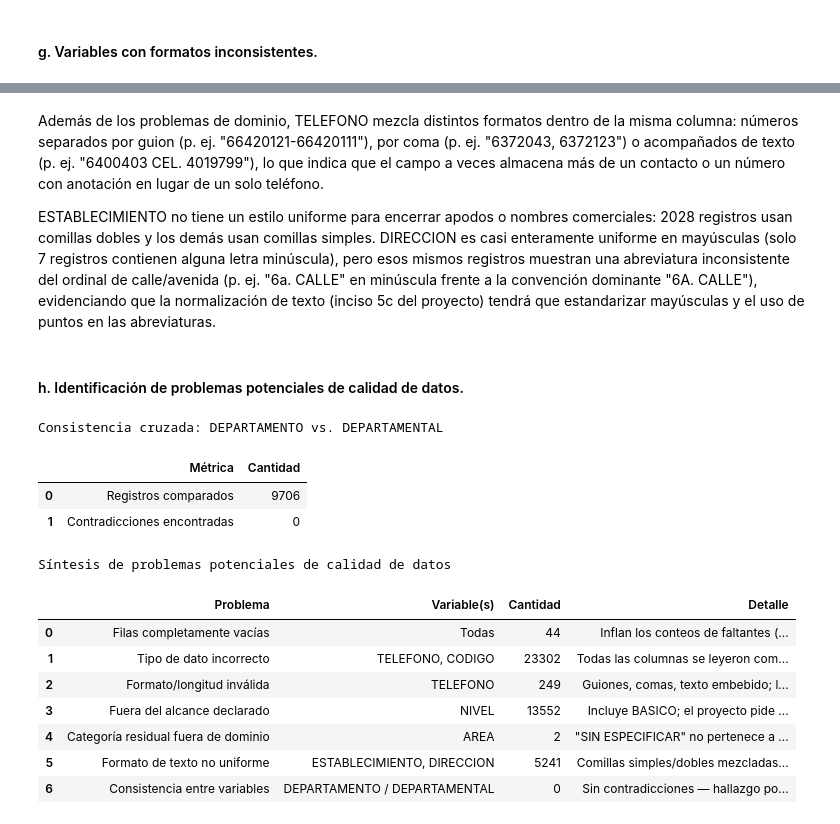
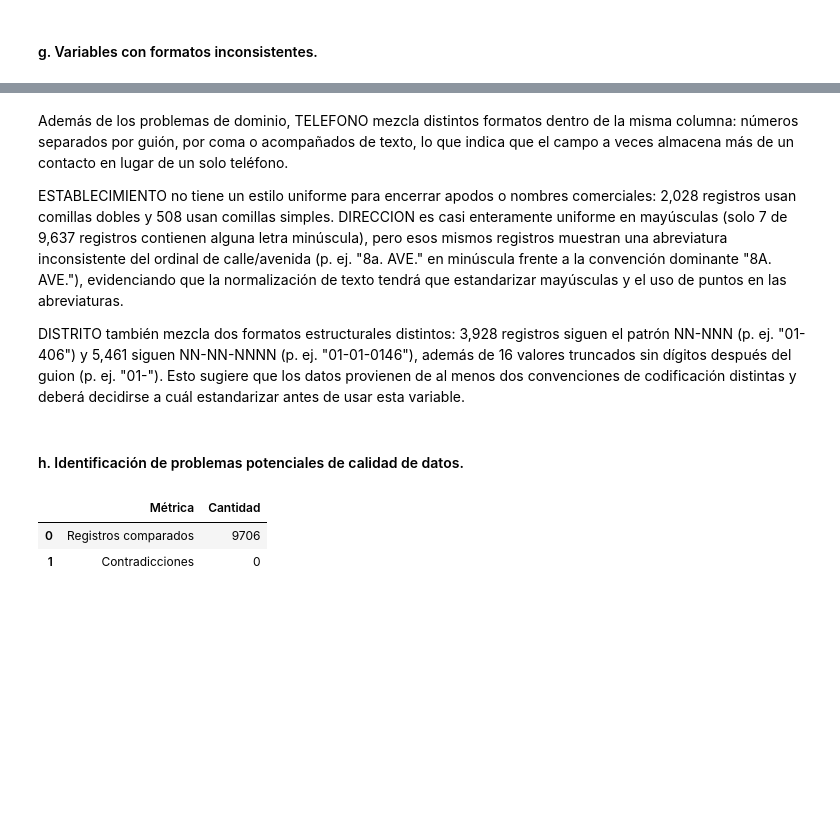
Before and after one commit to CindyGualim/DATA-SCIENCE_CC3084, a Jupyter notebook: Exploracion_Datos_Mineduc.ipynb, the cells around one changed output, grey strips where cells are left out. Cells and saved outputs as stored; diff of their text form; code cells hidden in the pictures; blank space fills up the shorter version.

```diff
--- a/Exploracion_Datos_Mineduc.ipynb
+++ b/Exploracion_Datos_Mineduc.ipynb
@@ -325,61 +252,28 @@ DIRECCION: ejemplos con minúsculas (abreviaturas de ordinal inconsistentes)
 # %% [markdown]
-Además de los problemas de dominio, TELEFONO mezcla distintos formatos dentro de la misma columna: números separados por guion (p. ej. "66420121-66420111"), por coma (p. ej. "6372043, 6372123") o acompañados de texto (p. ej. "6400403 CEL. 4019799"), lo que indica que el campo a veces almacena más de un contacto o un número con anotación en lugar de un solo teléfono.
+Además de los problemas de dominio, TELEFONO mezcla distintos formatos dentro de la misma columna: números separados por guión, por coma o acompañados de texto, lo que indica que el campo a veces almacena más de un contacto en lugar de un solo teléfono.
 
-ESTABLECIMIENTO no tiene un estilo uniforme para encerrar apodos o nombres comerciales: 2028 registros usan comillas dobles y los demás usan comillas simples. DIRECCION es casi enteramente uniforme en mayúsculas (solo 7 registros contienen alguna letra minúscula), pero esos mismos registros muestran una abreviatura inconsistente del ordinal de calle/avenida (p. ej. "6a. CALLE" en minúscula frente a la convención dominante "6A. CALLE"), evidenciando que la normalización de texto (inciso 5c del proyecto) tendrá que estandarizar mayúsculas y el uso de puntos en las abreviaturas.
+ESTABLECIMIENTO no tiene un estilo uniforme para encerrar apodos o nombres comerciales: 2,028 registros usan comillas dobles y 508 usan comillas simples. DIRECCION es casi enteramente uniforme en mayúsculas (solo 7 de 9,637 registros contienen alguna letra minúscula), pero esos mismos registros muestran una abreviatura inconsistente del ordinal de calle/avenida (p. ej. "8a. AVE." en minúscula frente a la convención dominante "8A. AVE."), evidenciando que la normalización de texto tendrá que estandarizar mayúsculas y el uso de puntos en las abreviaturas.
+
+DISTRITO también mezcla dos formatos estructurales distintos: 3,928 registros siguen el patrón NN-NNN (p. ej. "01-406") y 5,461 siguen NN-NN-NNNN (p. ej. "01-01-0146"), además de 16 valores truncados sin dígitos después del guion (p. ej. "01-"). Esto sugiere que los datos provienen de al menos dos convenciones de codificación distintas y deberá decidirse a cuál estandarizar antes de usar esta variable.
 # %% [markdown]
 #### h. Identificación de problemas potenciales de calidad de datos.
 # %%
 import unicodedata
-from IPython.display import display
+normalizar = lambda s: ''.join(c for c in unicodedata.normalize('NFD', str(s)) if unicodedata.category(c) != 'Mn').upper()
 
-def normalizar(texto):
-    return ''.join(c for c in unicodedata.normalize('NFD', str(texto)) if unicodedata.category(c) != 'Mn').upper().strip()
+# DEPARTAMENTAL subdivide GUATEMALA (4 zonas) y QUICHE (2); validamos que
+# siempre correspondan al DEPARTAMENTO correcto (consistencia entre variables)
+sub = df[['DEPARTAMENTO', 'DEPARTAMENTAL']].dropna()
+dep_norm, depal_norm = sub['DEPARTAMENTO'].map(normalizar), sub['DEPARTAMENTAL'].map(normalizar)
+coincide = [d.startswith(dep) for d, dep in zip(depal_norm, dep_norm)]
 
-# DEPARTAMENTAL subdivide GUATEMALA en 4 zonas y QUICHE en 2; validamos que
-# siempre correspondan al DEPARTAMENTO correcto (consistencia entre variables)
-sub = df[['DEPARTAMENTO', 'DEPARTAMENTAL']].dropna().copy()
-sub['dep_norm'] = sub['DEPARTAMENTO'].map(normalizar)
-sub['depal_norm'] = sub['DEPARTAMENTAL'].map(normalizar)
-sub['coincide'] = sub.apply(lambda r: r['depal_norm'].startswith(r['dep_norm']), axis=1)
-
-print("Consistencia cruzada: DEPARTAMENTO vs. DEPARTAMENTAL")
-tabla_consistencia = pd.DataFrame({
-    'Métrica': ['Registros comparados', 'Contradicciones encontradas'],
-    'Cantidad': [len(sub), (~sub['coincide']).sum()],
+pd.DataFrame({
+    'Métrica': ['Registros comparados', 'Contradicciones'],
+    'Cantidad': [len(sub), (~pd.Series(coincide)).sum()]
 })
-display(tabla_consistencia)
-
-print("Síntesis de problemas potenciales de calidad de datos")
-resumen_problemas = pd.DataFrame([
-    {'Problema': 'Filas completamente vacías', 'Variable(s)': 'Todas', 'Cantidad': 44,
-     'Detalle': 'Inflan los conteos de faltantes (c) y de duplicados exactos (e)'},
-    {'Problema': 'Tipo de dato incorrecto', 'Variable(s)': 'TELEFONO, CODIGO', 'Cantidad': 23302,
-     'Detalle': 'Todas las columnas se leyeron como texto (b)'},
-    {'Problema': 'Formato/longitud inválida', 'Variable(s)': 'TELEFONO', 'Cantidad': 249,
-     'Detalle': 'Guiones, comas, texto embebido; longitudes de 1 a 28 en vez de 8 dígitos'},
-    {'Problema': 'Fuera del alcance declarado', 'Variable(s)': 'NIVEL', 'Cantidad': 13552,
-     'Detalle': 'Incluye BASICO; el proyecto pide solo nivel DIVERSIFICADO'},
-    {'Problema': 'Categoría residual fuera de dominio', 'Variable(s)': 'AREA', 'Cantidad': 2,
-     'Detalle': '"SIN ESPECIFICAR" no pertenece a {URBANA, RURAL}'},
-    {'Problema': 'Formato de texto no uniforme', 'Variable(s)': 'ESTABLECIMIENTO, DIRECCION', 'Cantidad': 5241,
-     'Detalle': 'Comillas simples/dobles mezcladas; mayúsc./minúsc. en abreviaturas de calle'},
-    {'Problema': 'Consistencia entre variables', 'Variable(s)': 'DEPARTAMENTO / DEPARTAMENTAL', 'Cantidad': 0,
-     'Detalle': 'Sin contradicciones — hallazgo positivo, no requiere corrección'},
-])
-display(resumen_problemas)
 # %% [output]
-Consistencia cruzada: DEPARTAMENTO vs. DEPARTAMENTAL
 |  | Métrica | Cantidad |
 | 0 | Registros comparados | 9706 |
-| 1 | Contradicciones encontradas | 0 |
+| 1 | Contradicciones | 0 |
-Síntesis de problemas potenciales de calidad de datos
-|  | Problema | Variable(s) | Cantidad | Detalle |
-| 0 | Filas completamente vacías | Todas | 44 | Inflan los conteos de faltantes (... |
-| 1 | Tipo de dato incorrecto | TELEFONO, CODIGO | 23302 | Todas las columnas se leyeron com... |
-| 2 | Formato/longitud inválida | TELEFONO | 249 | Guiones, comas, texto embebido; l... |
-| 3 | Fuera del alcance declarado | NIVEL | 13552 | Incluye BASICO; el proyecto pide ... |
-| 4 | Categoría residual fuera de dominio | AREA | 2 | "SIN ESPECIFICAR" no pertenece a ... |
-| 5 | Formato de texto no uniforme | ESTABLECIMIENTO, DIRECCION | 5241 | Comillas simples/dobles mezcladas... |
-| 6 | Consistencia entre variables | DEPARTAMENTO / DEPARTAMENTAL | 0 | Sin contradicciones — hallazgo po... |
 # %% [markdown]
 Al cruzar DEPARTAMENTO con DEPARTAMENTAL no se encontró ninguna contradicción: las 26 categorías de DEPARTAMENTAL siempre corresponden al departamento correcto en DEPARTAMENTO. Es una validación cruzada exitosa entre dos variables relacionadas, y descarta que la granularidad extra de DEPARTAMENTAL (visible en el inciso d como "26 valores únicos" frente a los 22 departamentos) sea un error de inconsistencia; es, en realidad, una subdivisión administrativa válida (Guatemala en 4 zonas, Quiché en 2).
```
Also changed, not shown: parts of 8 cells of this notebook.
